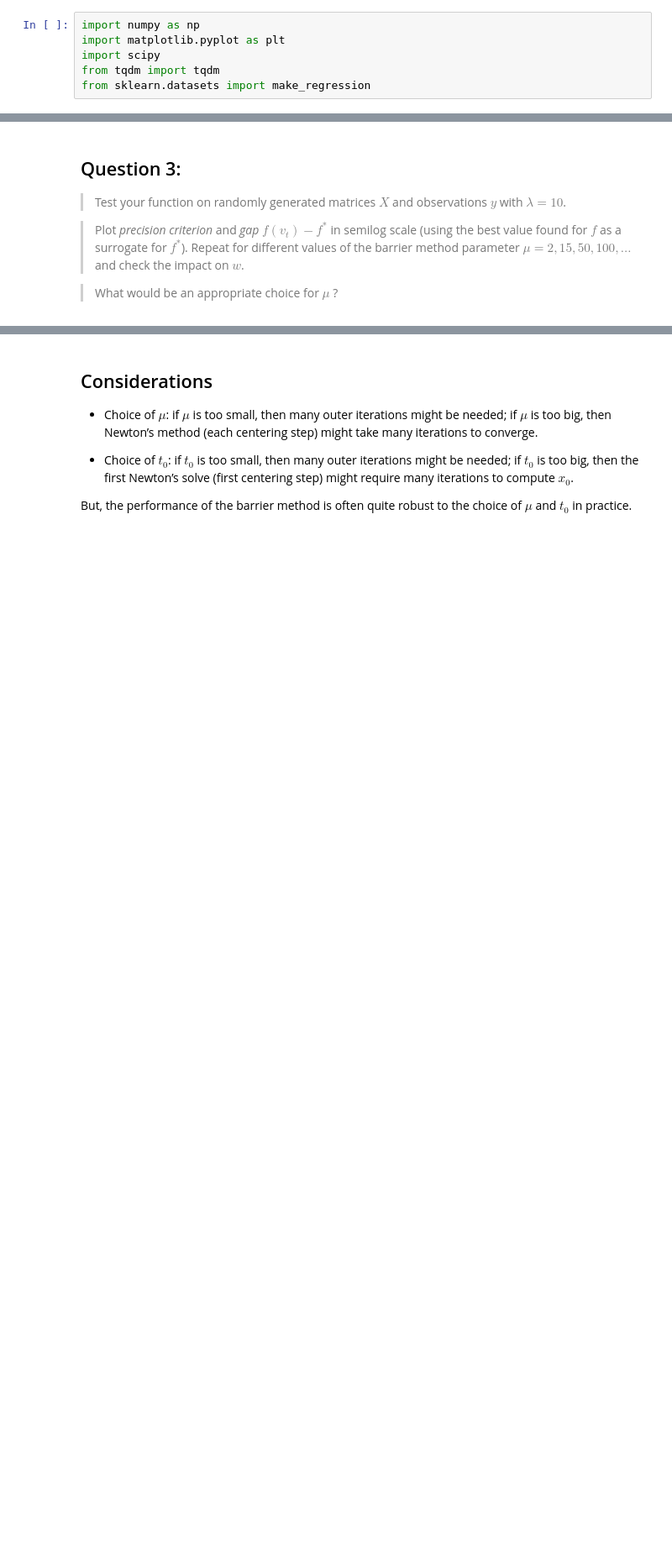
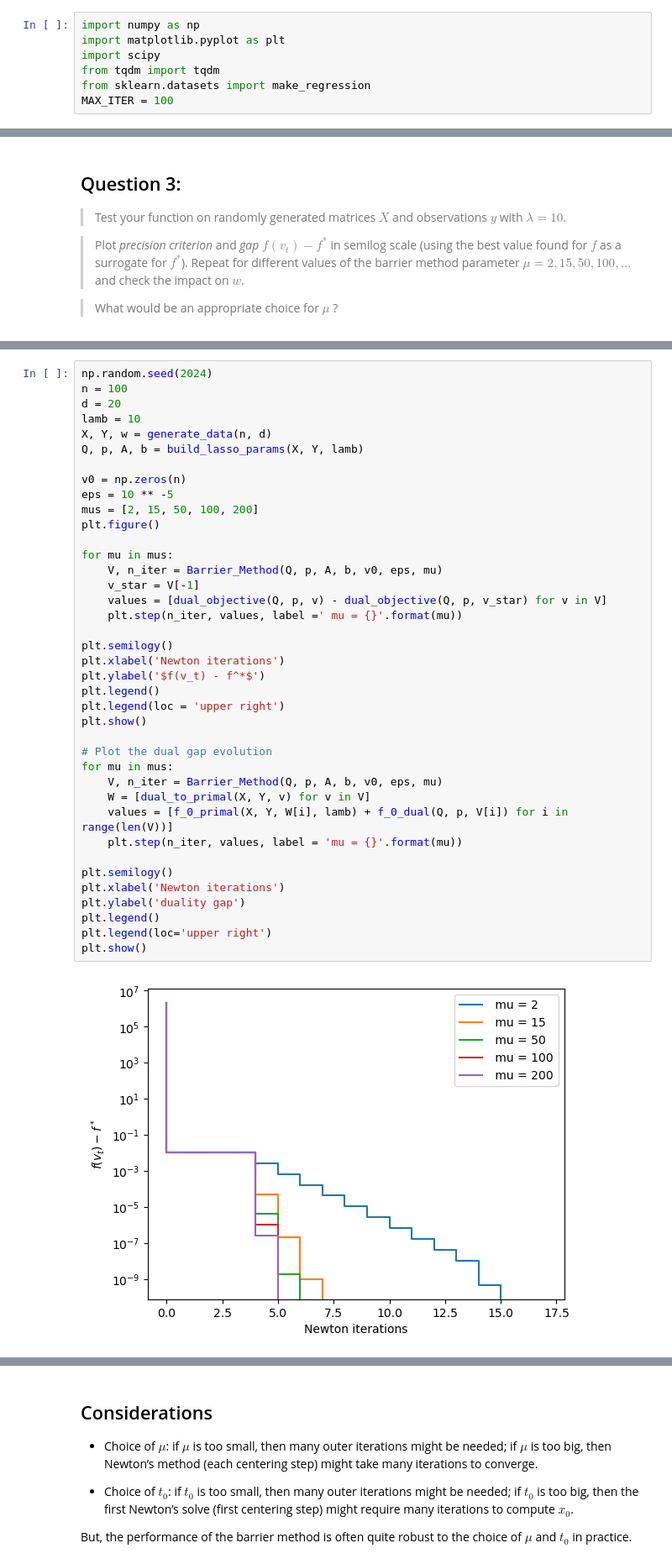
Before and after one commit to AugustinCablant/3A-class, a Jupyter notebook: Optimization/HW3.ipynb, the cells around one changed output, grey strips where cells are left out. Shown at 84% size. Cells and saved outputs as stored; diff of their text form; blank space fills up the shorter version.

```diff
--- a/Optimization/HW3.ipynb
+++ b/Optimization/HW3.ipynb
@@ -4,6 +4,7 @@ import matplotlib.pyplot as plt
 import scipy
 from tqdm import tqdm
 from sklearn.datasets import make_regression
+MAX_ITER = 100
 # %% [markdown]
 # Convex Optimization - Homework 3
 
@@ -390,0 +266,41 @@ ValueError: operands could not be broadcast together with shapes (100,) (10,10)
+# %%
+np.random.seed(2024)
+n = 100
+d = 20
+lamb = 10
+X, Y, w = generate_data(n, d)
+Q, p, A, b = build_lasso_params(X, Y, lamb)
+
+v0 = np.zeros(n)
+eps = 10 ** -5
+mus = [2, 15, 50, 100, 200]
+plt.figure()
+
+for mu in mus:
+    V, n_iter = Barrier_Method(Q, p, A, b, v0, eps, mu)
+    v_star = V[-1]
+    values = [dual_objective(Q, p, v) - dual_objective(Q, p, v_star) for v in V]
+    plt.step(n_iter, values, label =' mu = {}'.format(mu))
+
+plt.semilogy()
+plt.xlabel('Newton iterations')
+plt.ylabel('$f(v_t) - f^*$')
+plt.legend()
+plt.legend(loc = 'upper right')
+plt.show()
+
+# Plot the dual gap evolution
+for mu in mus:
+    V, n_iter = Barrier_Method(Q, p, A, b, v0, eps, mu)
+    W = [dual_to_primal(X, Y, v) for v in V]
+    values = [f_0_primal(X, Y, W[i], lamb) + f_0_dual(Q, p, V[i]) for i in range(len(V))]
+    plt.step(n_iter, values, label = 'mu = {}'.format(mu))
+
+plt.semilogy()
+plt.xlabel('Newton iterations')
+plt.ylabel('duality gap')
+plt.legend()
+plt.legend(loc='upper right')
+plt.show()
+# %% [output]
+[figure, added]
```
Also changed, not shown: parts of 8 cells of this notebook.
